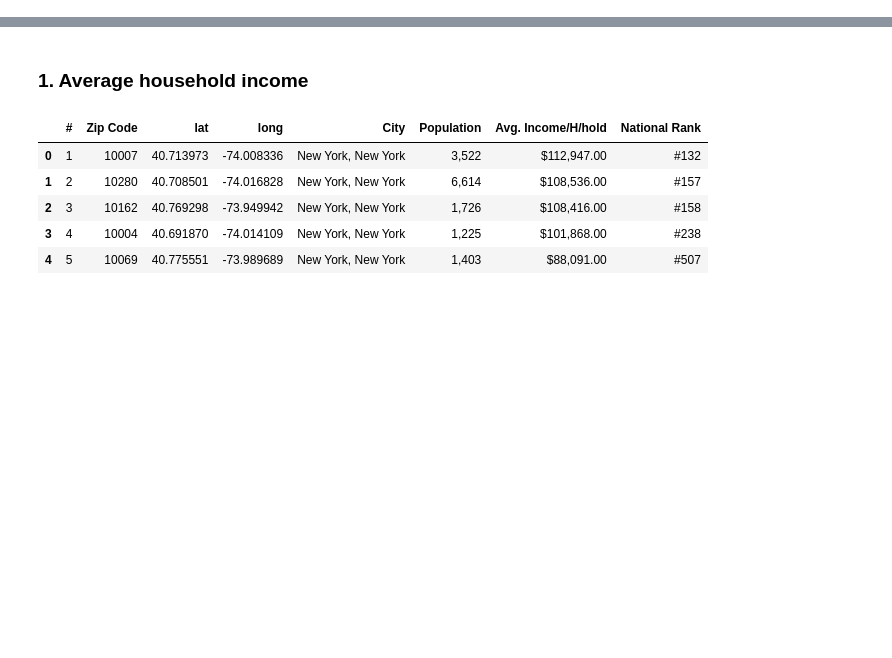
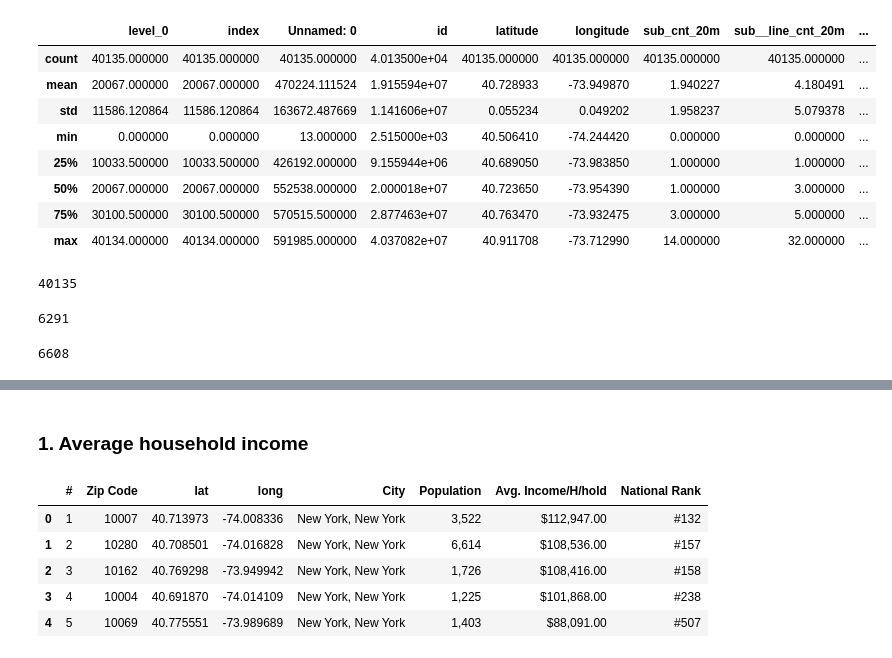
Before and after one commit to audreychu/Airbnb_Optimization, a Jupyter notebook: datasets/inc_subway_data.ipynb, the cells around one changed output, grey strips where cells are left out. Drawn from its saved outputs; the diff is of its cells as text; code cells hidden in the pictures; blank space fills up the shorter version.

```diff
--- a/datasets/inc_subway_data.ipynb
+++ b/datasets/inc_subway_data.ipynb
@@ -38,0 +112,3 @@ len(df.neighbourhood.unique())
+# %%
+hot = client.get("tjus-cn27",limit=3000)
+hotels = pd.DataFrame.from_records(hot)
@@ -38,0 +127,3 @@ len(df.neighbourhood.unique())
+# %%
+hotels = hotels[pd.notnull(hotels['latitude'])]
+hotels = hotels[pd.notnull(hotels['longitude'])].reset_index()
@@ -38,0 +161,4 @@ len(df.neighbourhood.unique())
+# %%
+hotels_zip = hotels[['postcode','borough']].groupby(['postcode']).count().reset_index()
+hotels_zip.columns =['postcode','count_hotel']
+hotels_zip
@@ -38,0 +179,3 @@ len(df.neighbourhood.unique())
+# %%
+df_sub_hotel = df.merge(hotels_zip,left_on='zipcode',right_on='postcode',how='left')
+df_sub_hotel.head()
@@ -38,0 +189,16 @@ len(df.neighbourhood.unique())
+# %%
+df_sub_hotel.describe()
+# %% [output]
+|  | level_0 | index | Unnamed: 0 | id | latitude | longitude | sub_cnt_20m | sub__line_cnt_20m | ... |
+| count | 40135.000000 | 40135.000000 | 40135.000000 | 4.013500e+04 | 40135.000000 | 40135.000000 | 40135.000000 | 40135.000000 | ... |
+| mean | 20067.000000 | 20067.000000 | 470224.111524 | 1.915594e+07 | 40.728933 | -73.949870 | 1.940227 | 4.180491 | ... |
+| std | 11586.120864 | 11586.120864 | 163672.487669 | 1.141606e+07 | 0.055234 | 0.049202 | 1.958237 | 5.079378 | ... |
+| min | 0.000000 | 0.000000 | 13.000000 | 2.515000e+03 | 40.506410 | -74.244420 | 0.000000 | 0.000000 | ... |
+| 25% | 10033.500000 | 10033.500000 | 426192.000000 | 9.155944e+06 | 40.689050 | -73.983850 | 1.000000 | 1.000000 | ... |
+| 50% | 20067.000000 | 20067.000000 | 552538.000000 | 2.000018e+07 | 40.723650 | -73.954390 | 1.000000 | 3.000000 | ... |
+| 75% | 30100.500000 | 30100.500000 | 570515.500000 | 2.877463e+07 | 40.763470 | -73.932475 | 3.000000 | 5.000000 | ... |
+| max | 40134.000000 | 40134.000000 | 591985.000000 | 4.037082e+07 | 40.911708 | -73.712990 | 14.000000 | 32.000000 | ... |
+# %%
+df_sub_hotel.id.nunique()
+# %% [output]
+40135
@@ -38,0 +207,9 @@ len(df.neighbourhood.unique())
+# %%
+df_sub_hotel.count_hotel.isna().sum()
+# %% [output]
+6291
+# %%
+miss_count = df_sub_hotel[(df_sub_hotel.count_hotel.isna()) | (df_sub_hotel['count_hotel']==0)]
+len(miss_count)
+# %% [output]
+6608
```
Also changed, not shown: parts of 37 cells of this notebook, 3 other files.
